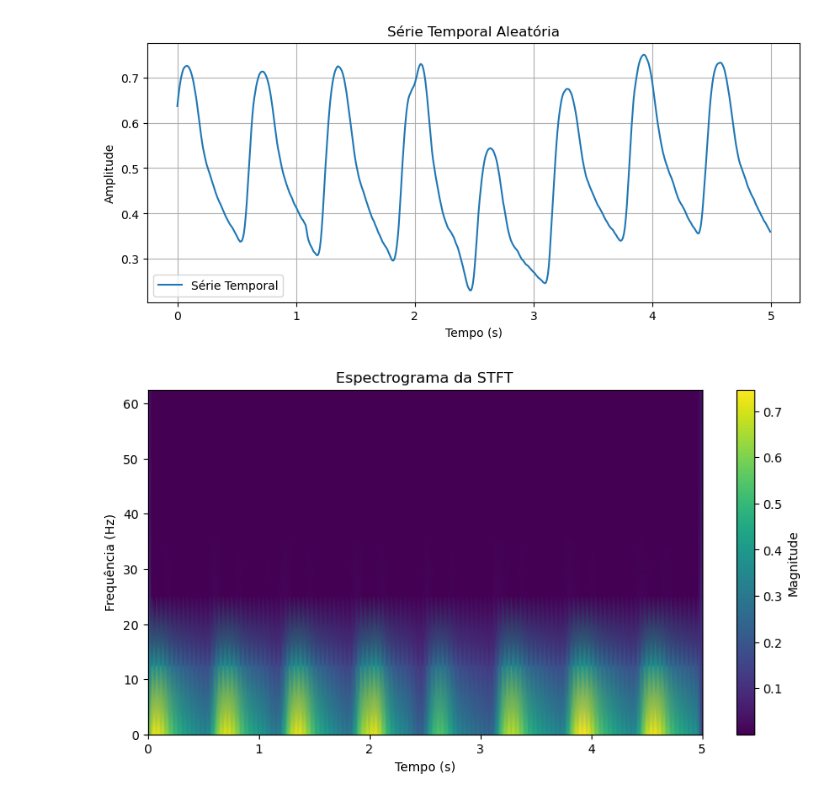
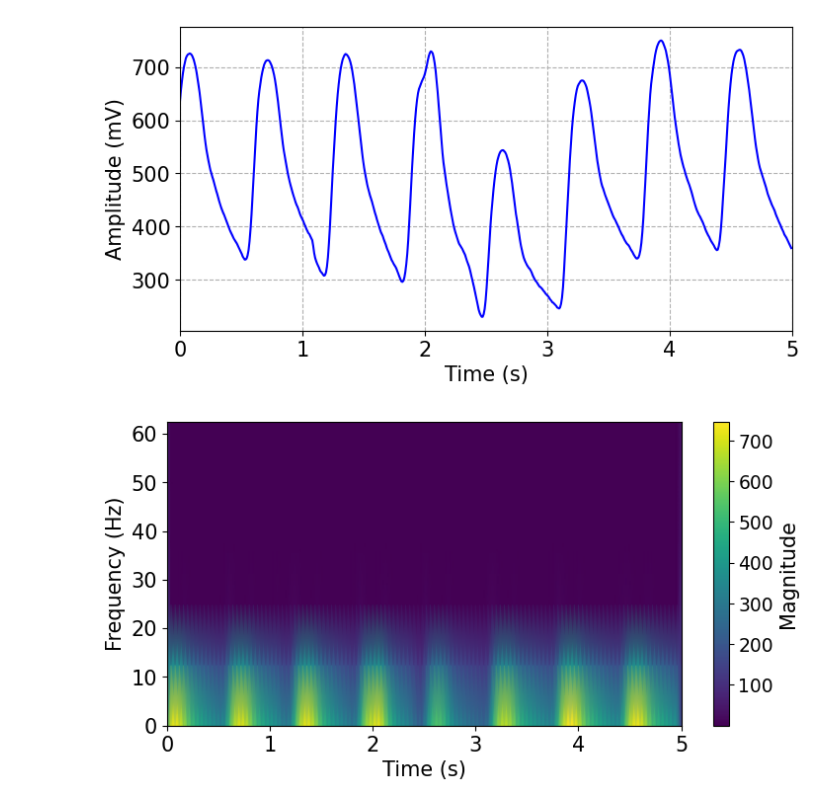
Before and after one commit to OrenanM/ECG_PPG_FL, a Jupyter notebook: view_ecg_ppg_sft/VIEW_PPG_ECG.ipynb, the cells around one changed output. Saved outputs shown, nothing was run; the diff lists cells and outputs as text; code cells hidden in the pictures.

```diff
--- a/view_ecg_ppg_sft/VIEW_PPG_ECG.ipynb
+++ b/view_ecg_ppg_sft/VIEW_PPG_ECG.ipynb
@@ -5,7 +5,7 @@ import pandas as pd
 from scipy.signal import stft
 import torchvision
 # %%
-path = 'dataset/Generate_ECG_PPG/bidmc-ppg-and-respiration-dataset-1.0.0/bidmc_csv/bidmc_02_Signals.csv'
+path = '../dataset/Generate_ECG_PPG/bidmc-ppg-and-respiration-dataset-1.0.0/bidmc_csv/bidmc_02_Signals.csv'
 df = pd.read_csv(path)
 # %%
 size_sample = 625
@@ -41,31 +54,44 @@ plt.show()
 # %%
 size_sample = 625
-ecg = df[' PLETH'].values[:size_sample]
+ppg = df[' PLETH'].values[:size_sample]
 t = df['Time [s]'].values[:size_sample]
 
 T = 0.008
 fs = 1/T
 
-frequencies, times, Zxx = stft(ecg, fs, nperseg=10)
+frequencies, times, Zxx = stft(ppg*1000, fs, nperseg=10)
 
+plt.figure(figsize=(8, 4))
+plt.plot(t, ppg*1000, color='blue')
 
-plt.figure(figsize=(10, 4))
-plt.plot(t, ecg, label="Série Temporal")
-plt.xlabel("Tempo (s)")
-plt.ylabel("Amplitude")
-plt.title("Série Temporal Aleatória")
-plt.legend()
-plt.grid()
+plt.xlabel("Time (s)", fontsize=15)
+plt.ylabel("Amplitude (mV)", fontsize=15)
+
+plt.xticks(fontsize=15)
+plt.yticks(fontsize=15)
+
+plt.xlim(0, 5)
+#plt.legend()
+plt.grid(linestyle='--')
+plt.savefig('PPG_time.pdf', bbox_inches='tight')
 plt.show()
 
 # Plotar o espectrograma da STFT
-plt.figure(figsize=(10, 5))
+plt.figure(figsize=(8.4, 4))
 plt.pcolormesh(times, frequencies, np.abs(Zxx), shading='gouraud')
-plt.colorbar(label="Magnitude")
-plt.xlabel("Tempo (s)")
-plt.ylabel("Frequência (Hz)")
-plt.title("Espectrograma da STFT")
+
+cbar = plt.colorbar(label="Magnitude")
+cbar.ax.yaxis.label.set_size(15)  # Aumentar o tamanho da fonte do rótulo da barra de cores
+cbar.ax.tick_params(labelsize=13.5)  # Aumentar o tamanho da fonte dos números da barra de cores
+
+plt.xlabel("Time (s)", fontsize=15)
+plt.ylabel("Frequency (Hz)", fontsize=15)
+
+plt.xticks(fontsize=15)
+plt.yticks(fontsize=15)
+
+plt.savefig('PPG_freq.pdf', bbox_inches='tight')
 plt.show()
 # %% [output]
-[figure, old version]
+[figure, new version]
-[figure, old version]
+[figure, new version]
```
Also changed, not shown: parts of 1 cell of this notebook, 8 other files.
